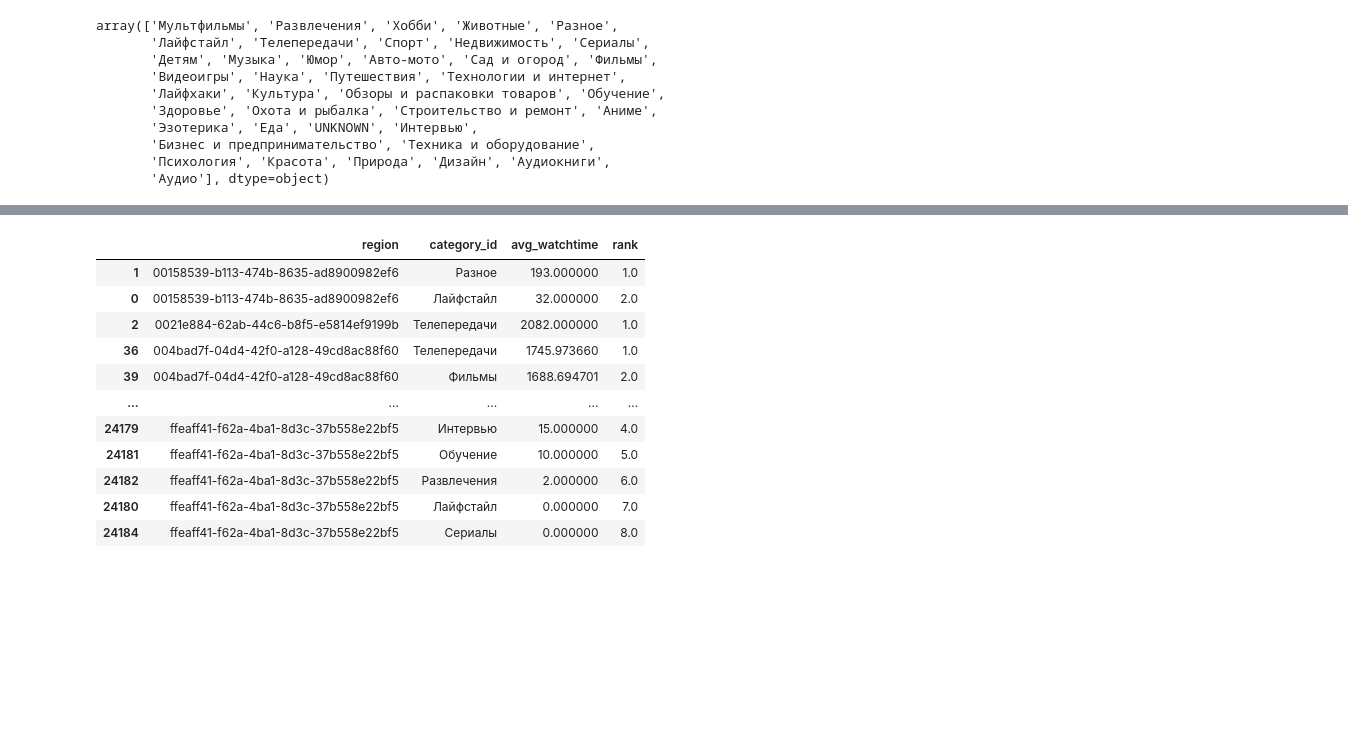
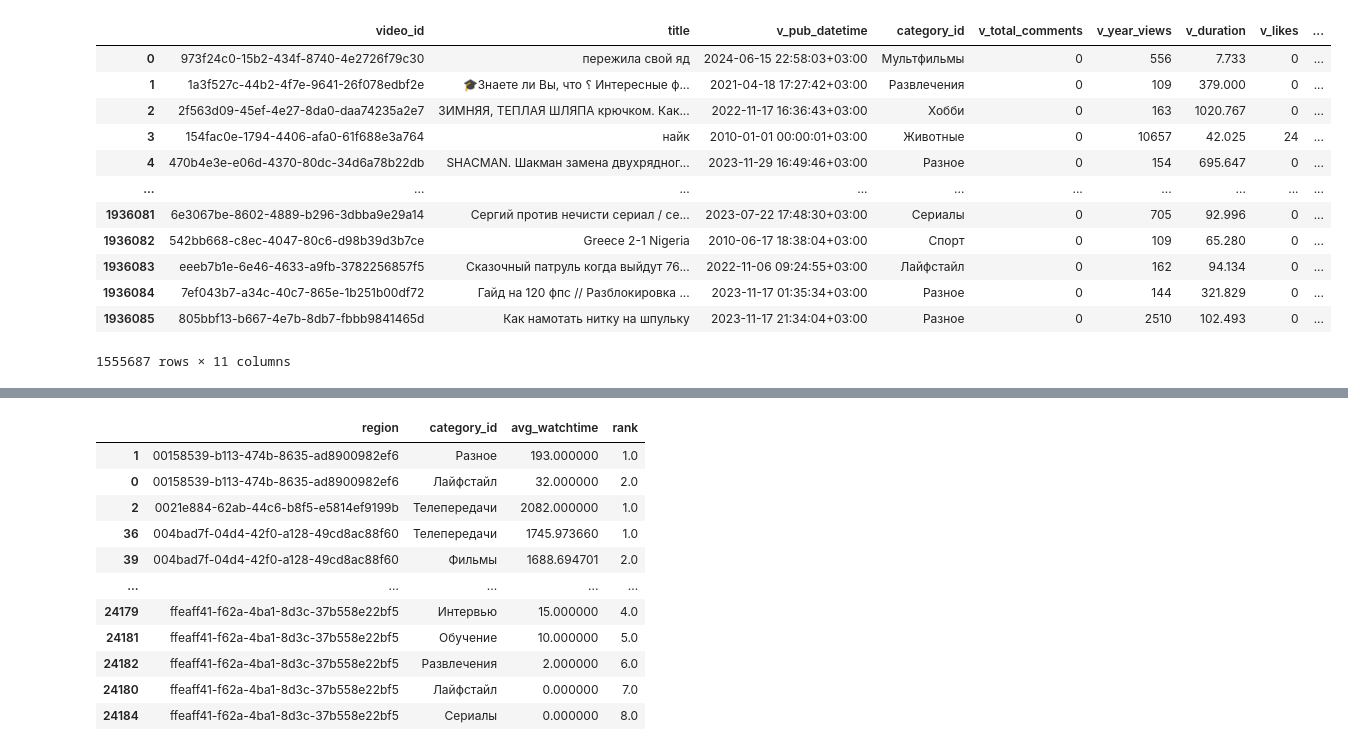
Before and after one commit to maxlyara1/users_cold_start_hackathon, a Jupyter notebook: research.ipynb, the cells around one changed output, grey strips where cells are left out. Drawn from its saved outputs; the diff is of its cells as text; code cells hidden in the pictures; blank space fills up the shorter version.

```diff
--- a/research.ipynb
+++ b/research.ipynb
@@ -82,13 +30,32 @@ df_video.to_parquet('data/video_stat.parquet')
-# %%
-df_video['category_id'].unique()
-# %% [output]
-array(['Мультфильмы', 'Развлечения', 'Хобби', 'Животные', 'Разное',
-       'Лайфстайл', 'Телепередачи', 'Спорт', 'Недвижимость', 'Сериалы',
-       'Детям', 'Музыка', 'Юмор', 'Авто-мото', 'Сад и огород', 'Фильмы',
-       'Видеоигры', 'Наука', 'Путешествия', 'Технологии и интернет',
-       'Лайфхаки', 'Культура', 'Обзоры и распаковки товаров', 'Обучение',
-       'Здоровье', 'Охота и рыбалка', 'Строительство и ремонт', 'Аниме',
-       'Эзотерика', 'Еда', 'UNKNOWN', 'Интервью',
-       'Бизнес и предпринимательство', 'Техника и оборудование',
-       'Психология', 'Красота', 'Природа', 'Дизайн', 'Аудиокниги',
-       'Аудио'], dtype=object)
+# %%
+df_video = pd.read_parquet('data/video_stat.parquet', engine= 'pyarrow')
+columns = [
+    "video_id",
+    "title",
+    "v_pub_datetime",
+    "category_id",
+    "v_total_comments",
+    "v_year_views",
+    "v_duration",
+    "v_likes",
+    "v_dislikes",
+    "cmments_per_day", "v_long_views_7_days"
+]
+df_video1 = df_video[columns]
+df_video1.to_parquet('data/video_stat1.parquet')
+# %%
+df_video1
+# %% [output]
+|  | video_id | title | v_pub_datetime | category_id | v_total_comments | v_year_views | v_duration | v_likes | ... |
+| 0 | 973f24c0-15b2-434f-8740-4e2726f79c30 | пережила свой яд | 2024-06-15 22:58:03+03:00 | Мультфильмы | 0 | 556 | 7.733 | 0 | ... |
+| 1 | 1a3f527c-44b2-4f7e-9641-26f078edbf2e | 🎓Знаете ли Вы, что ؟ Интересные ф... | 2021-04-18 17:27:42+03:00 | Развлечения | 0 | 109 | 379.000 | 0 | ... |
+| 2 | 2f563d09-45ef-4e27-8da0-daa74235a2e7 | ЗИМНЯЯ, ТЕПЛАЯ ШЛЯПА крючком. Как... | 2022-11-17 16:36:43+03:00 | Хобби | 0 | 163 | 1020.767 | 0 | ... |
+| 3 | 154fac0e-1794-4406-afa0-61f688e3a764 | найк | 2010-01-01 00:00:01+03:00 | Животные | 0 | 10657 | 42.025 | 24 | ... |
+| 4 | 470b4e3e-e06d-4370-80dc-34d6a78b22db | SHACMAN. Шакман замена двухрядног... | 2023-11-29 16:49:46+03:00 | Разное | 0 | 154 | 695.647 | 0 | ... |
+| ... | ... | ... | ... | ... | ... | ... | ... | ... | ... |
+| 1936081 | 6e3067be-8602-4889-b296-3dbba9e29a14 | Сергий против нечисти сериал / се... | 2023-07-22 17:48:30+03:00 | Сериалы | 0 | 705 | 92.996 | 0 | ... |
+| 1936082 | 542bb668-c8ec-4047-80c6-d98b39d3b7ce | Greece 2-1 Nigeria | 2010-06-17 18:38:04+03:00 | Спорт | 0 | 109 | 65.280 | 0 | ... |
+| 1936083 | eeeb7b1e-6e46-4633-a9fb-3782256857f5 | Сказочный патруль когда выйдут 76... | 2022-11-06 09:24:55+03:00 | Лайфстайл | 0 | 162 | 94.134 | 0 | ... |
+| 1936084 | 7ef043b7-a34c-40c7-865e-1b251b00df72 | Гайд на 120 фпс // Разблокировка ... | 2023-11-17 01:35:34+03:00 | Разное | 0 | 144 | 321.829 | 0 | ... |
+| 1936085 | 805bbf13-b667-4e7b-8db7-fbbb9841465d | Как намотать нитку на шпульку | 2023-11-17 21:34:04+03:00 | Разное | 0 | 2510 | 102.493 | 0 | ... |
+1555687 rows × 11 columns
```
Also changed, not shown: parts of 10 cells of this notebook, 5 other files.
